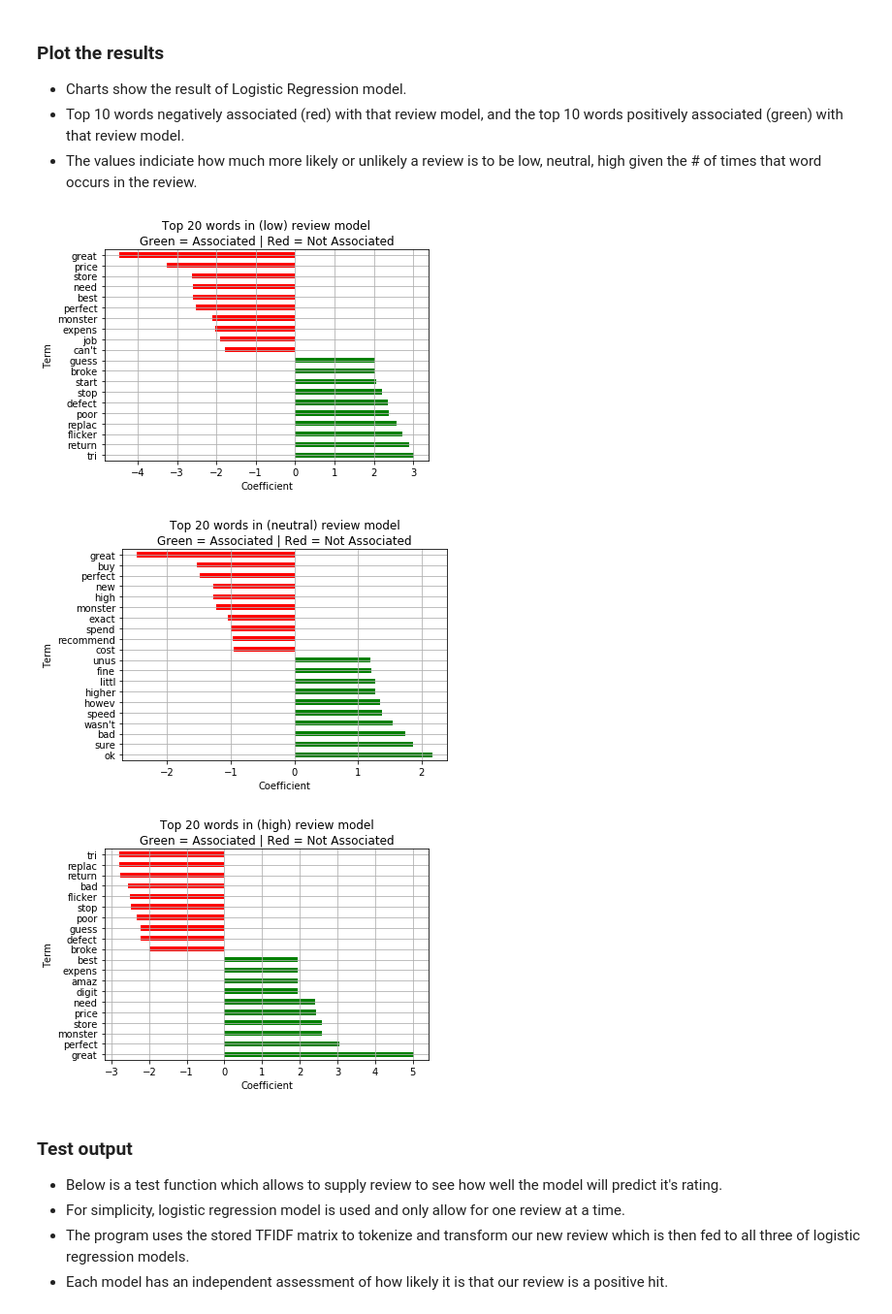
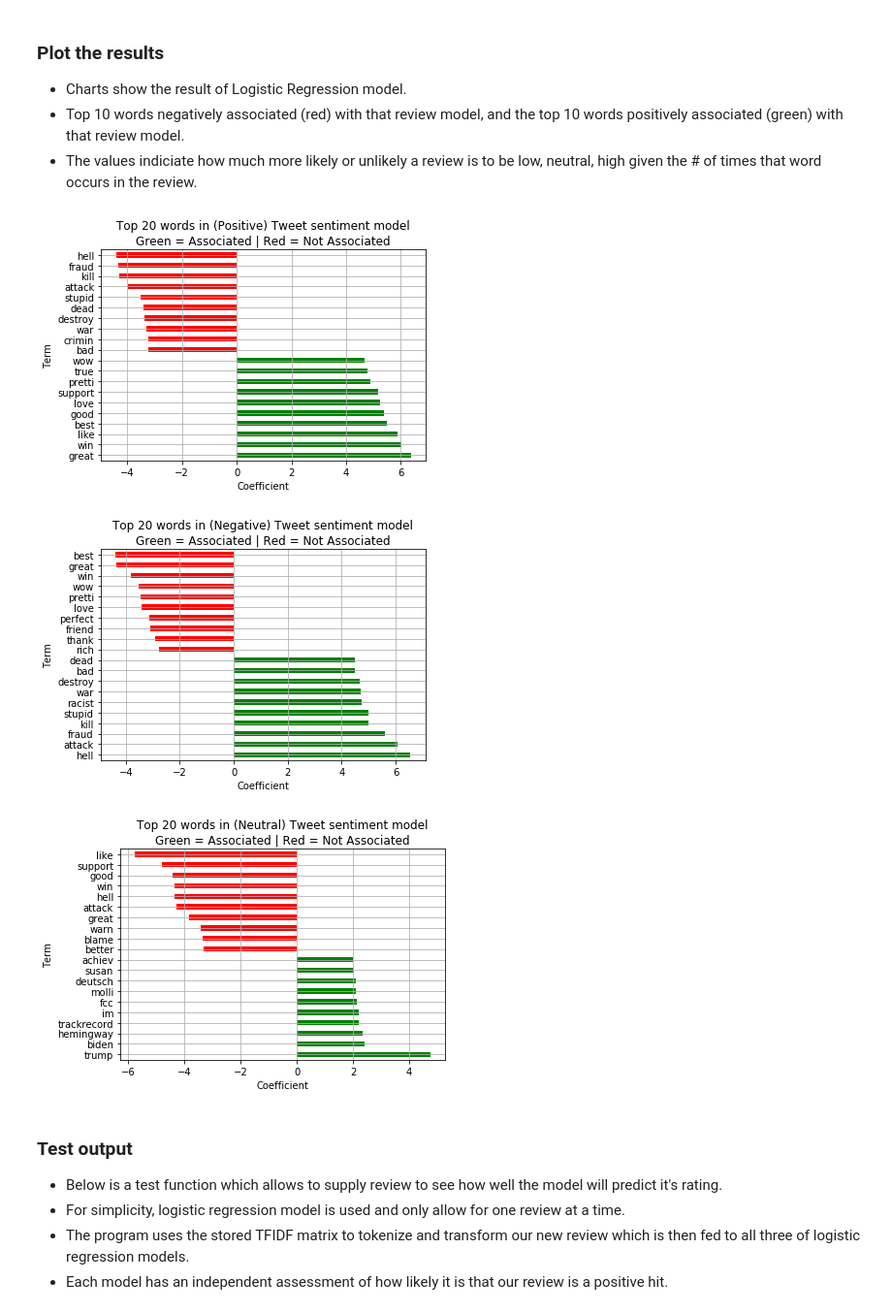
Before and after one commit to RUB-Project-Team/sentimentanalysis, a Jupyter notebook: Models/sentimentPredModels.ipynb, the cells around one changed output. Shown at 97% size. Saved outputs shown, nothing was run; the diff lists cells and outputs as text; code cells hidden in the pictures.

Commit message:
Sentiment Prediction Model

```diff
--- a/Models/sentimentPredModels.ipynb
+++ b/Models/sentimentPredModels.ipynb
@@ -128,5 +119,5 @@ df_review['review_body'] = df_review['review_body'].apply(remove_pt_br_char_by_t
 # %%
 # Keep only required columns
-df_review=df_review[['review_body','star_rating']]
+df_pred=df_pred[['predTweet','Prediction']]
 # %%
 # Check data types
@@ -144,3 +135,3 @@ memory usage: 164.1+ KB
 # %%
 # Convert review_body to text
-df_review['review_body'] = df_review['review_body'].astype(str)
+df_pred['predTweet'] = df_pred['predTweet'].astype(str)
@@ -209,8 +170,8 @@ def get_tf(data, use_idf, max_df=1.0, min_df=1, ngram_range=(1,1)):
     d = m.fit_transform(data)
     return m, d
 
-tf_m, tf_d = get_tf(df_review['review_body'], use_idf=False, max_df=0.90, min_df=10)
-tfidf_m, tfidf_d = get_tf(df_review['review_body'], use_idf=True, max_df=0.90, min_df=10)
+tf_m, tf_d = get_tf(df_pred['predTweet'], use_idf=False, max_df=0.90, min_df=10)
+tfidf_m, tfidf_d = get_tf(df_pred['predTweet'], use_idf=True, max_df=0.90, min_df=10)
 # %% [markdown]
 ### Compute topics using Kmeans and LDA
 
@@ -392,7 +333,7 @@ plot_scatter_2d(tsne_m[0], tsne_m[1], lda_c, 1000, 'LDA Topics of Amazon Reviews
 - For each review, the model that scores the highest will tell us which kind of review it likely is.
 # %%
 # Split data
-X_train, X_test, y_train, y_test = train_test_split(tfidf_d, df_review['bucket'], test_size=0.3)
+X_train, X_test, y_train, y_test = train_test_split(tfidf_d, df_pred['Prediction'], test_size=0.3)
 # %% [markdown]
 ### Calculate model accuracies
 - Three different approaches to build the review predictions: Logistic Regression, Naive Bayes, and Support Vector Machines.
@@ -479,29 +420,29 @@ lr_m = get_lr(X_train, y_train)
 # %%
 # Plot coefficient
 
 def plot_coef(title, model, feature_names, n_words):
     v = []
     for topic_idx, topic in enumerate(model.coef_):
         [v.append([feature_names[i], model.coef_.item(i)]) for i in topic.argsort()[:-n_words - 1:-1]]
         [v.append([feature_names[i], model.coef_.item(i)]) for i in topic.argsort()[0:n_words]]
 
     df = pd.DataFrame(v, columns=['Term','Coefficient']).sort_values(by='Coefficient',ascending=False)
 
     df['c'] = df['Coefficient']>0
 
     ax = df.plot(x='Term', y='Coefficient', kind='barh', color=df['c'].map({True: 'g', False: 'r'}), grid=True, legend=False,
            title=title)
 
     ax.set_xlabel("Coefficient")
 
 n_terms = 10
 for c in range(0,len(cat)):
-    plot_coef('Top {N} words in ({R}) review model\nGreen = Associated | Red = Not Associated'.format(N=n_terms*2,
+    plot_coef('Top {N} words in ({R}) Tweet sentiment model\nGreen = Associated | Red = Not Associated'.format(N=n_terms*2,
                R=cat[c]), lr_m[c], tfidf_m.get_feature_names(), n_terms)
 # %% [output]
-[figure, old version]
+[figure, new version]
-[figure, old version]
+[figure, new version]
-[figure, old version]
+[figure, new version]
 # %% [markdown]
 ### Test output
 - Below is a test function which allows to supply review to see how well the model will predict it's rating.
```
Also changed, not shown: parts of 22 cells of this notebook.
